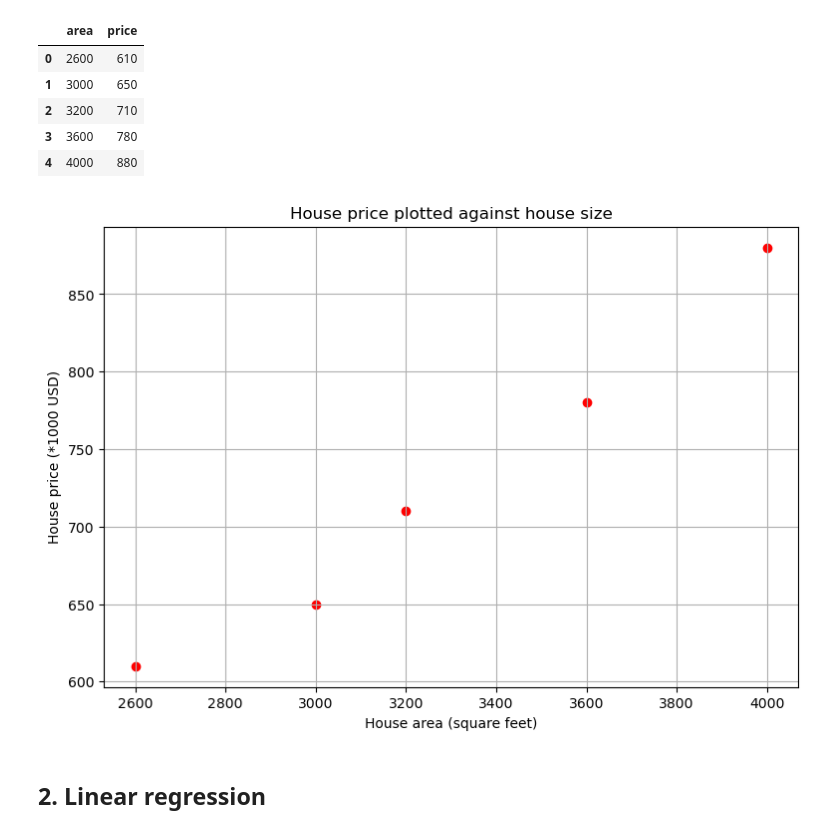
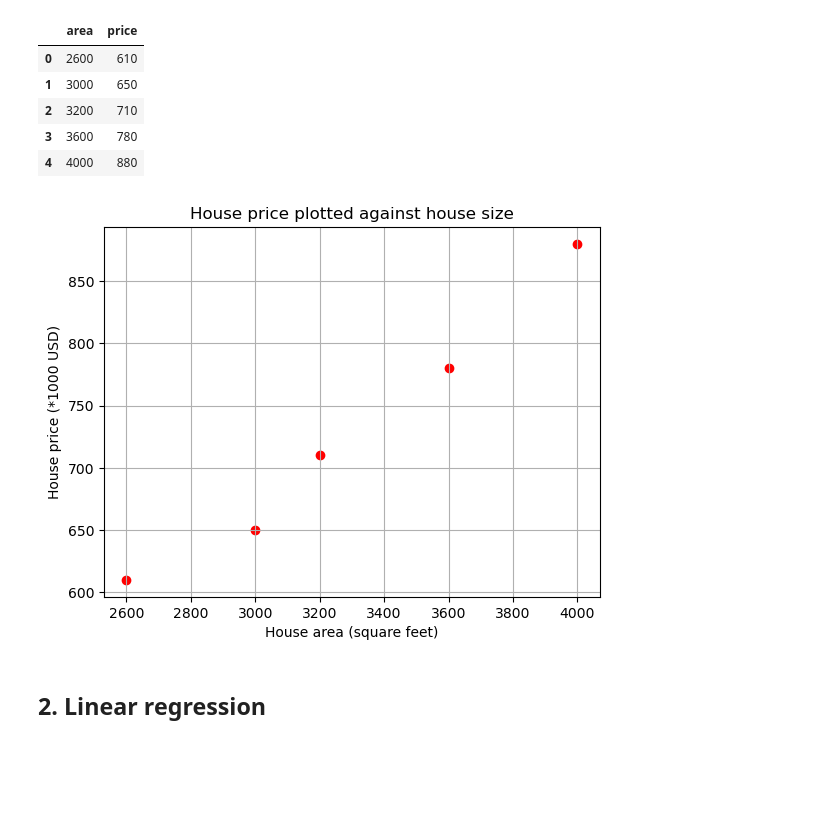
Before and after one commit to code4yonglei/code_4_Tutorials, a Jupyter notebook: machine-learning/chap-02-simple-linear-regression/1-home-price.ipynb, the cells around one changed output. Cells and saved outputs as stored; diff of their text form; code cells hidden in the pictures; blank space fills up the shorter version.

```diff
--- a/machine-learning/chap-02-simple-linear-regression/1-home-price.ipynb
+++ b/machine-learning/chap-02-simple-linear-regression/1-home-price.ipynb
@@ -15,19 +15,17 @@ df1
 | 3 | 3600 | 780 |
 | 4 | 4000 | 880 |
 # %%
-%matplotlib inline
-
-plt.figure(figsize=(9,6))
+plt.figure()
 plt.title("House price plotted against house size")
 plt.scatter(df1.area, df1.price, color="red", marker='o')
 plt.xlabel("House area (square feet)")
 plt.ylabel("House price (*1000 USD)")
 plt.grid(True)
 
 plt.show()
 # plt.savefig("./1-house-price-0.png")
 # %% [output]
-[figure, old version]
+[figure, new version]
 # %% [markdown]
 ## 2. Linear regression
 # %%
```
Also changed, not shown: parts of 4 cells of this notebook.
